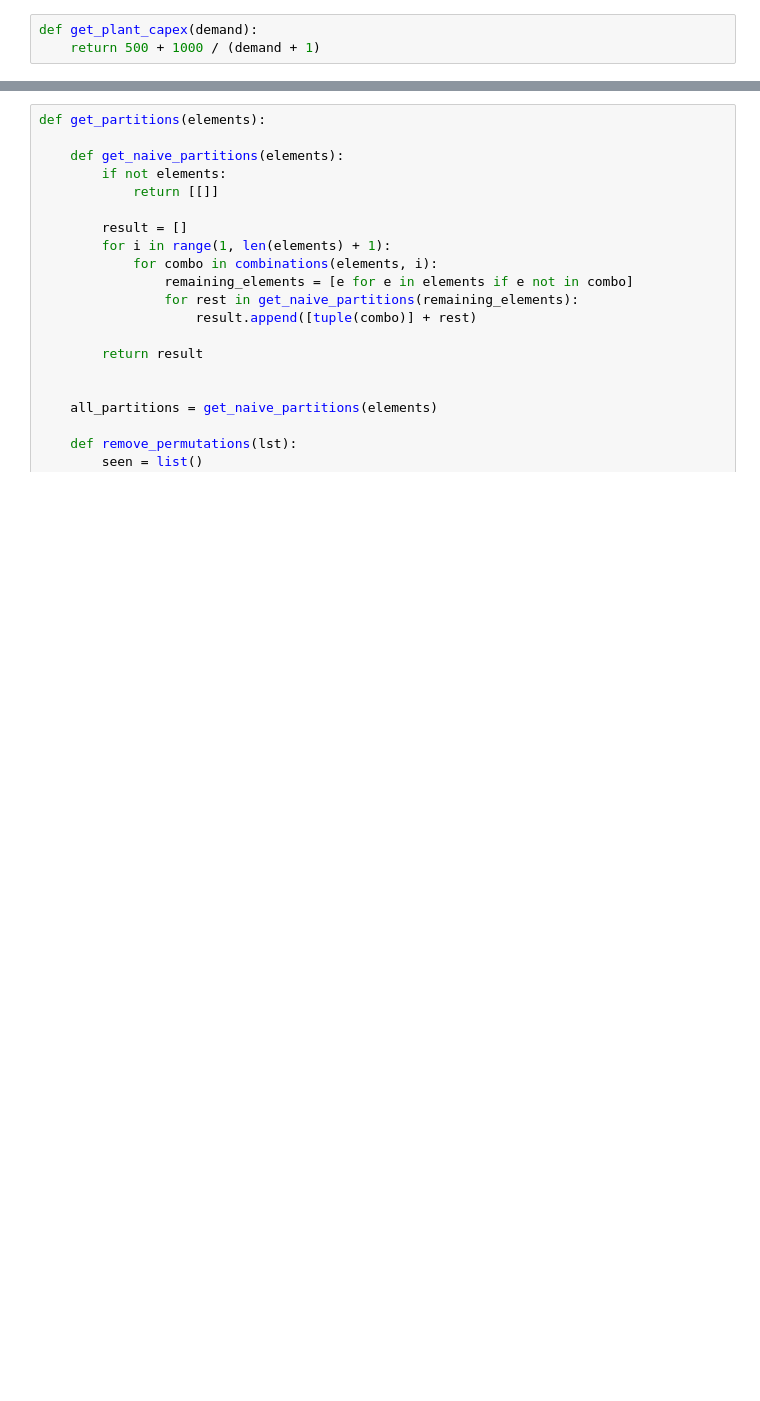
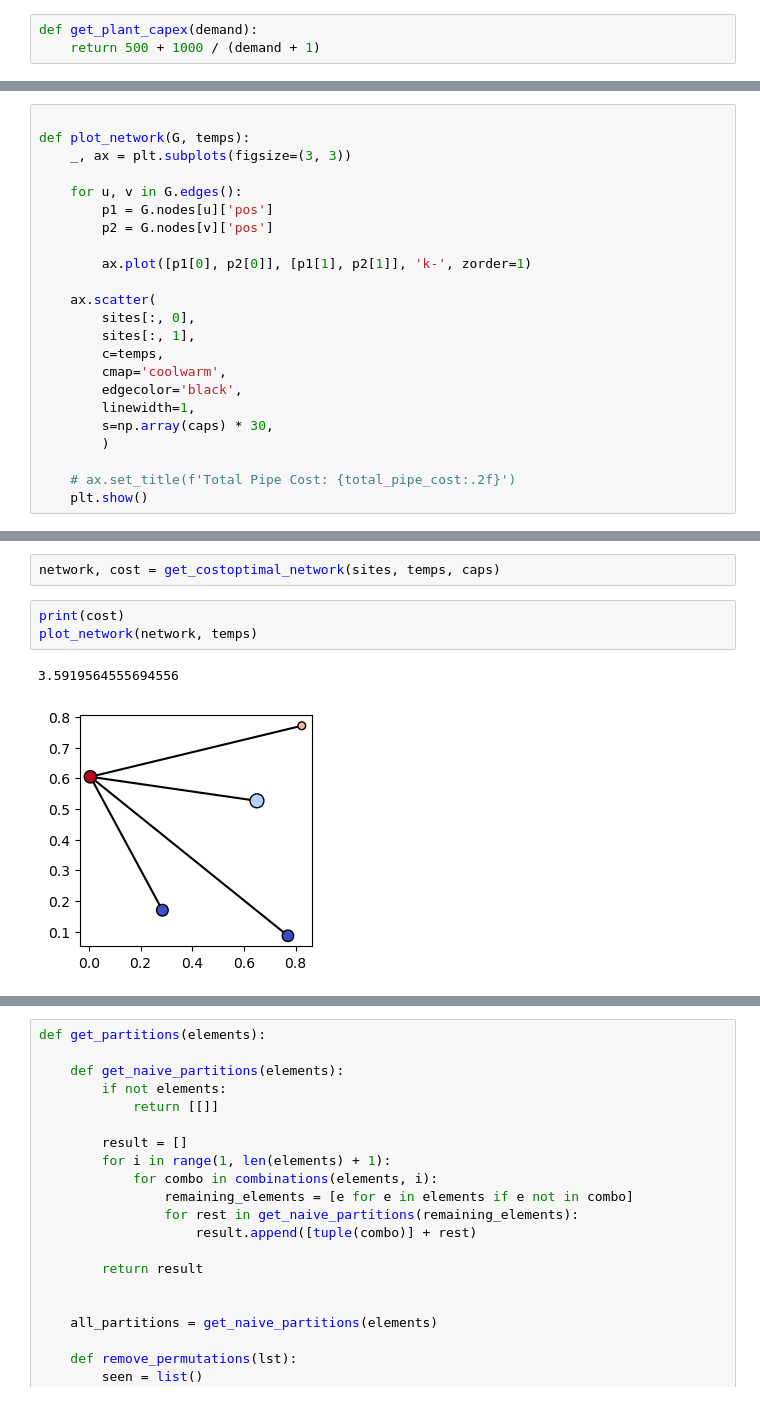
Before and after one commit to LukasFrankenQ/pypsa-earth-sec, a Jupyter notebook: notebooks/cluster_sites.ipynb, the cells around one changed output, grey strips where cells are left out. Cells and saved outputs as stored; diff of their text form; blank space fills up the shorter version.

```diff
--- a/notebooks/cluster_sites.ipynb
+++ b/notebooks/cluster_sites.ipynb
@@ -89,0 +294,23 @@ def measure_graph(G):
+# %%
+
+def plot_network(G, temps):
+    _, ax = plt.subplots(figsize=(3, 3))
+
+    for u, v in G.edges():
+        p1 = G.nodes[u]['pos']
+        p2 = G.nodes[v]['pos']
+
+        ax.plot([p1[0], p2[0]], [p1[1], p2[1]], 'k-', zorder=1)
+
+    ax.scatter(
+        sites[:, 0],
+        sites[:, 1],
+        c=temps,
+        cmap='coolwarm',
+        edgecolor='black',
+        linewidth=1,
+        s=np.array(caps) * 30,
+        )
+
+    # ax.set_title(f'Total Pipe Cost: {total_pipe_cost:.2f}')
+    plt.show()
@@ -89,0 +393,8 @@ def measure_graph(G):
+# %%
+network, cost = get_costoptimal_network(sites, temps, caps)
+# %%
+print(cost)
+plot_network(network, temps)
+# %% [output]
+3.5919564555694556
+[figure, added]
```
Also changed, not shown: parts of 18 cells of this notebook, 1 other file.
